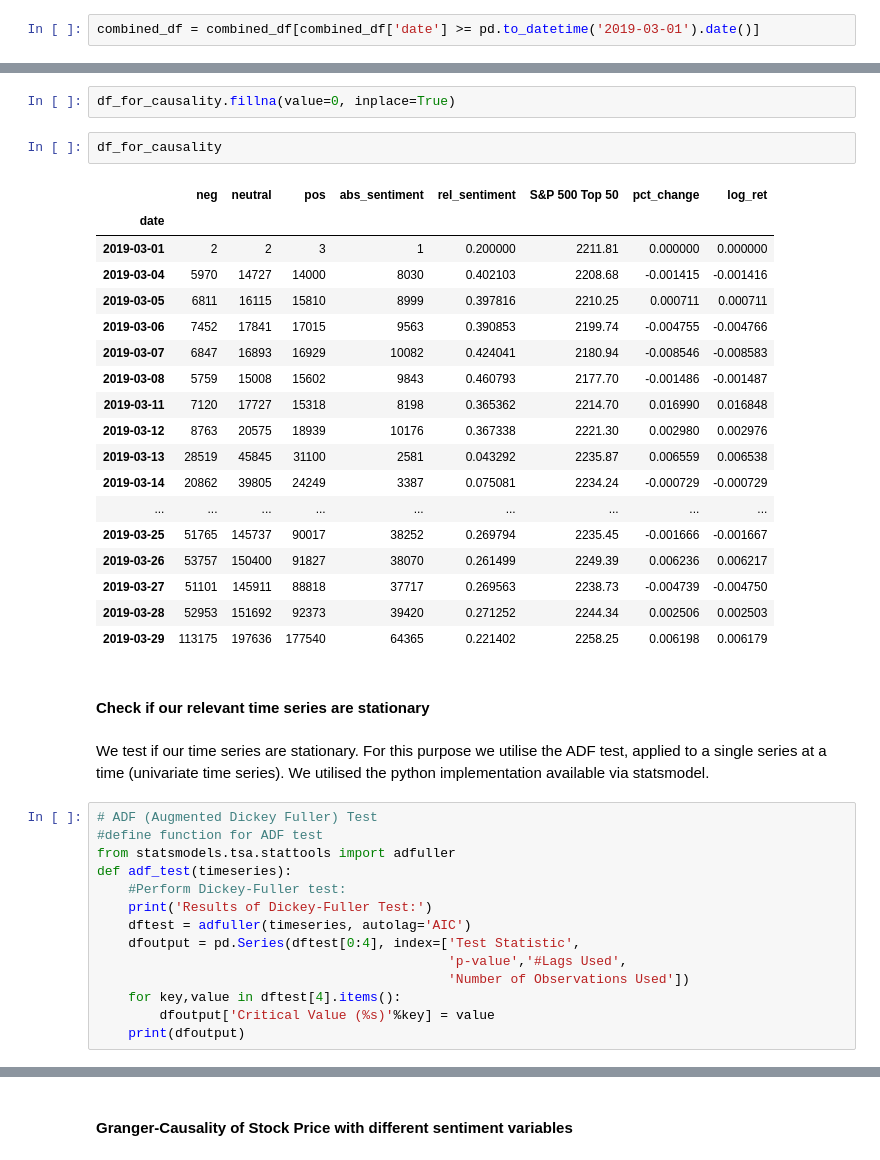
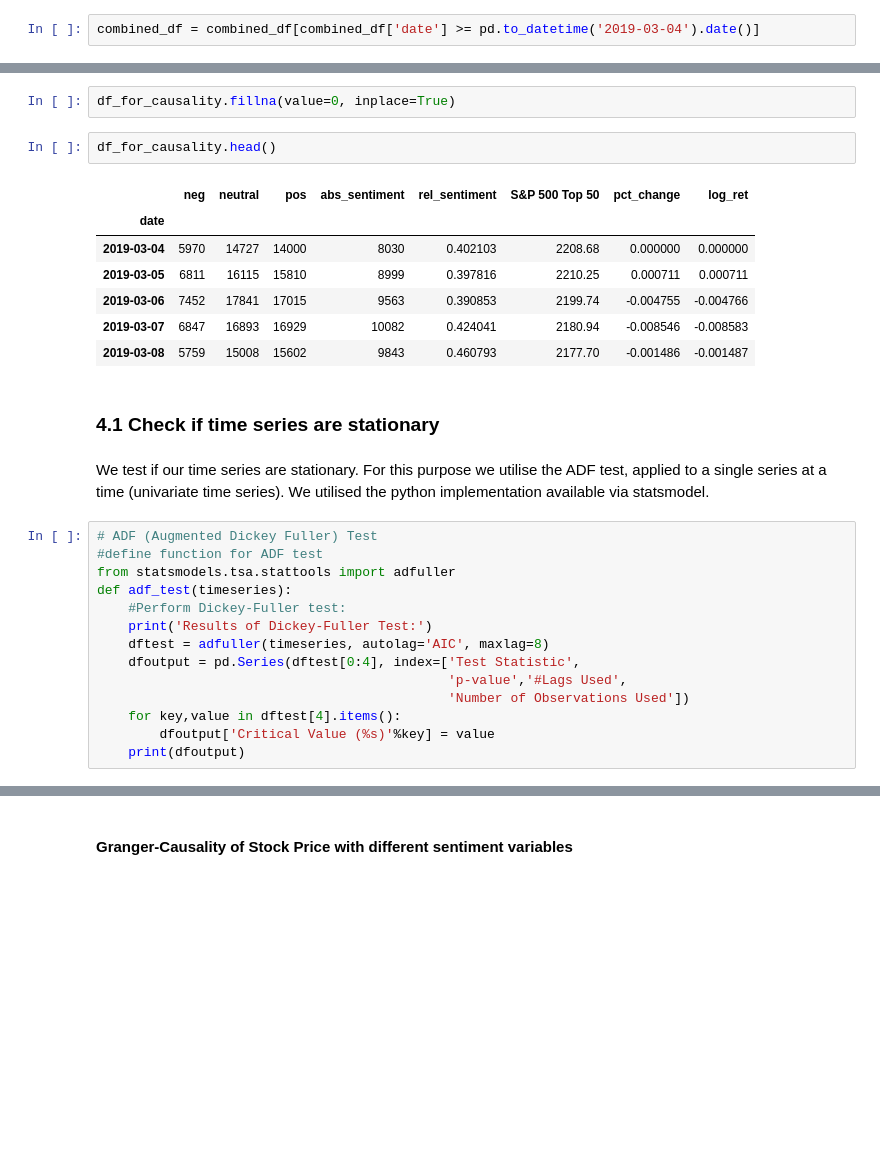
Before and after one commit to luisvillarreal/w266_final, a Jupyter notebook: Data Profiling.ipynb, the cells around one changed output, grey strips where cells are left out. Drawn from its saved outputs; the diff is of its cells as text; blank space fills up the shorter version.

```diff
--- a/Data Profiling.ipynb
+++ b/Data Profiling.ipynb
@@ -89,7 +89,7 @@ combined_df['date'] = combined_df['timestamp'].map(lambda x:x.date())
 # %% [markdown]
 We only want data from 1st March, 2019 onwards. This is the period we have chosen to explore.
 # %%
-combined_df = combined_df[combined_df['date'] >= pd.to_datetime('2019-03-01').date()]
+combined_df = combined_df[combined_df['date'] >= pd.to_datetime('2019-03-04').date()]
 # %%
 combined_df.head()
 # %% [output]
@@ -535,28 +524,17 @@ df_for_causality['log_ret'] = np.log(df_for_causality['S&P 500 Top 50'])\
 # %%
 df_for_causality.fillna(value=0, inplace=True)
 # %%
-df_for_causality
+df_for_causality.head()
 # %% [output]
 |  | neg | neutral | pos | abs_sentiment | rel_sentiment | S&P 500 Top 50 | pct_change | log_ret |
 | date |  |  |  |  |  |  |  |  |
-| 2019-03-01 | 2 | 2 | 3 | 1 | 0.200000 | 2211.81 | 0.000000 | 0.000000 |
-| 2019-03-04 | 5970 | 14727 | 14000 | 8030 | 0.402103 | 2208.68 | -0.001415 | -0.001416 |
+| 2019-03-04 | 5970 | 14727 | 14000 | 8030 | 0.402103 | 2208.68 | 0.000000 | 0.000000 |
 | 2019-03-05 | 6811 | 16115 | 15810 | 8999 | 0.397816 | 2210.25 | 0.000711 | 0.000711 |
 | 2019-03-06 | 7452 | 17841 | 17015 | 9563 | 0.390853 | 2199.74 | -0.004755 | -0.004766 |
 | 2019-03-07 | 6847 | 16893 | 16929 | 10082 | 0.424041 | 2180.94 | -0.008546 | -0.008583 |
 | 2019-03-08 | 5759 | 15008 | 15602 | 9843 | 0.460793 | 2177.70 | -0.001486 | -0.001487 |
-| 2019-03-11 | 7120 | 17727 | 15318 | 8198 | 0.365362 | 2214.70 | 0.016990 | 0.016848 |
-| 2019-03-12 | 8763 | 20575 | 18939 | 10176 | 0.367338 | 2221.30 | 0.002980 | 0.002976 |
-| 2019-03-13 | 28519 | 45845 | 31100 | 2581 | 0.043292 | 2235.87 | 0.006559 | 0.006538 |
-| 2019-03-14 | 20862 | 39805 | 24249 | 3387 | 0.075081 | 2234.24 | -0.000729 | -0.000729 |
-| ... | ... | ... | ... | ... | ... | ... | ... | ... |
-| 2019-03-25 | 51765 | 145737 | 90017 | 38252 | 0.269794 | 2235.45 | -0.001666 | -0.001667 |
-| 2019-03-26 | 53757 | 150400 | 91827 | 38070 | 0.261499 | 2249.39 | 0.006236 | 0.006217 |
-| 2019-03-27 | 51101 | 145911 | 88818 | 37717 | 0.269563 | 2238.73 | -0.004739 | -0.004750 |
-| 2019-03-28 | 52953 | 151692 | 92373 | 39420 | 0.271252 | 2244.34 | 0.002506 | 0.002503 |
-| 2019-03-29 | 113175 | 197636 | 177540 | 64365 | 0.221402 | 2258.25 | 0.006198 | 0.006179 |
 # %% [markdown]
-#### Check if our relevant time series are stationary
+### 4.1 Check if time series are stationary
 # %% [markdown]
 We test if our time series are stationary. For this purpose we utilise the ADF test, applied to a single series at a time (univariate time series). We utilised the python implementation available via statsmodel.
 # %%
@@ -566,7 +544,7 @@ from statsmodels.tsa.stattools import adfuller
 def adf_test(timeseries):
     #Perform Dickey-Fuller test:
     print('Results of Dickey-Fuller Test:')
-    dftest = adfuller(timeseries, autolag='AIC')
+    dftest = adfuller(timeseries, autolag='AIC', maxlag=8)
     dfoutput = pd.Series(dftest[0:4], index=['Test Statistic',
                                              'p-value','#Lags Used',
                                              'Number of Observations Used'])
```
Also changed, not shown: parts of 73 cells of this notebook.
